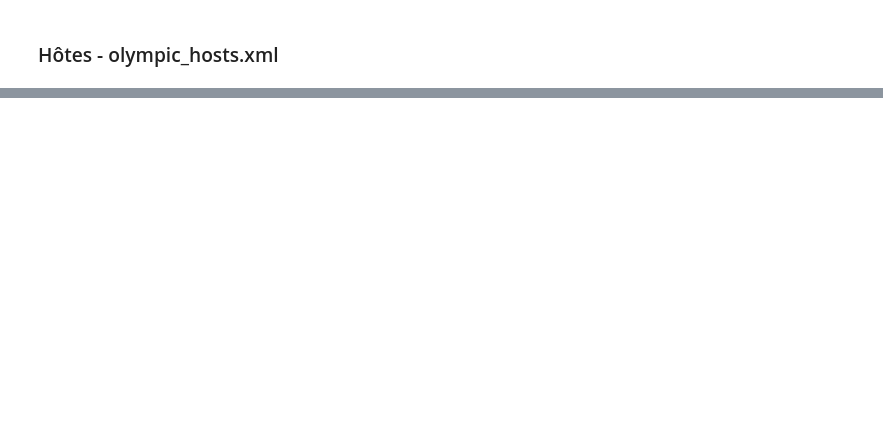
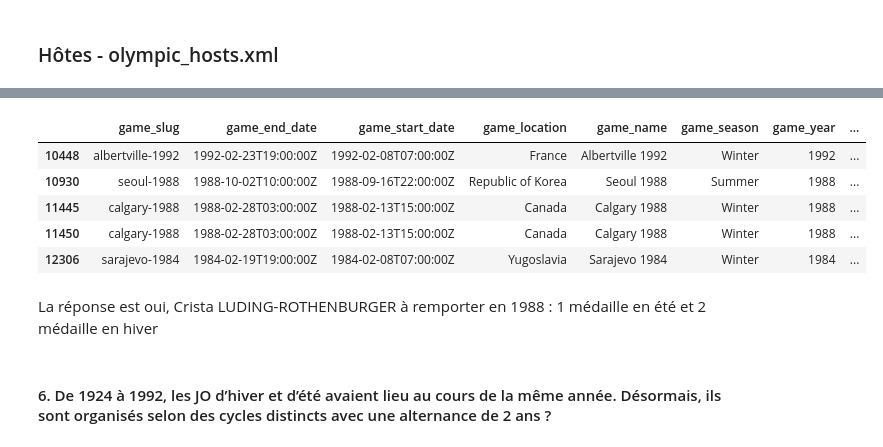
Before and after one commit to IsianDreemrr/HackathonGRP19, a Jupyter notebook: Notebook/Antoine/hackathon_jo2024.ipynb, the cells around one changed output, grey strips where cells are left out. Saved outputs shown, nothing was run; the diff lists cells and outputs as text; code cells hidden in the pictures; blank space fills up the shorter version.

```diff
--- a/Notebook/Antoine/hackathon_jo2024.ipynb
+++ b/Notebook/Antoine/hackathon_jo2024.ipynb
@@ -195,0 +186,3 @@ dtype: int64
+# %%
+# Suppression des colonnes inutilisables/inutiles :
+olympic_medals.drop(['Unnamed: 0','participant_title', 'athlete_url'], axis=1, inplace=True)
@@ -445,0 +200,6 @@ On supprime les données inutiles:
+# %%
+# Lire le fichier XML
+olympic_hosts = pd.read_xml('./files/olympic_hosts.xml')
+
+# Afficher les premières lignes du DataFrame
+olympic_hosts.head()
@@ -445,0 +218,3 @@ On supprime les données inutiles:
+# %%
+# On supprime les colonnes inutilisables
+olympic_hosts.drop(['index'], axis=1, inplace=True)
@@ -445,0 +344,16 @@ On supprime les données inutiles:
+# %%
+# On merge olympic_hosts avec olympic_medals pour obtenir les saisons des JO où Christa Ludinger-Rothenburger a remporté des médailles
+jo_christa = pd.merge(olympic_hosts, olympic_medals, on='game_slug')
+# %%
+jo_christa[jo_christa['athlete_full_name'] == 'Christa LUDING-ROTHENBURGER']
+# %% [output]
+|  | game_slug | game_end_date | game_start_date | game_location | game_name | game_season | game_year | ... |
+| 10448 | albertville-1992 | 1992-02-23T19:00:00Z | 1992-02-08T07:00:00Z | France | Albertville 1992 | Winter | 1992 | ... |
+| 10930 | seoul-1988 | 1988-10-02T10:00:00Z | 1988-09-16T22:00:00Z | Republic of Korea | Seoul 1988 | Summer | 1988 | ... |
+| 11445 | calgary-1988 | 1988-02-28T03:00:00Z | 1988-02-13T15:00:00Z | Canada | Calgary 1988 | Winter | 1988 | ... |
+| 11450 | calgary-1988 | 1988-02-28T03:00:00Z | 1988-02-13T15:00:00Z | Canada | Calgary 1988 | Winter | 1988 | ... |
+| 12306 | sarajevo-1984 | 1984-02-19T19:00:00Z | 1984-02-08T07:00:00Z | Yugoslavia | Sarajevo 1984 | Winter | 1984 | ... |
+# %% [markdown]
+La réponse est oui, Crista LUDING-ROTHENBURGER à remporter en 1988 : 1 médaille en été et 2 médaille en hiver
+# %% [markdown]
+#### 6. De 1924 à 1992, les JO d’hiver et d’été avaient lieu au cours de la même année. Désormais, ils sont organisés selon des cycles distincts avec une alternance de 2 ans ?
```
Also changed, not shown: parts of 92 cells of this notebook.
